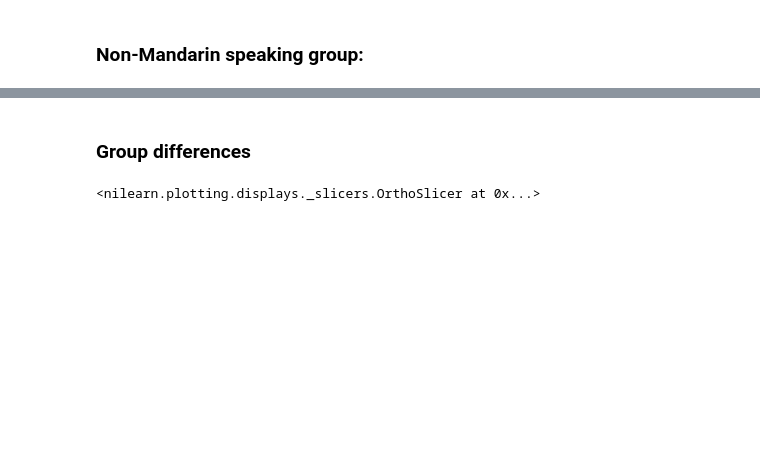
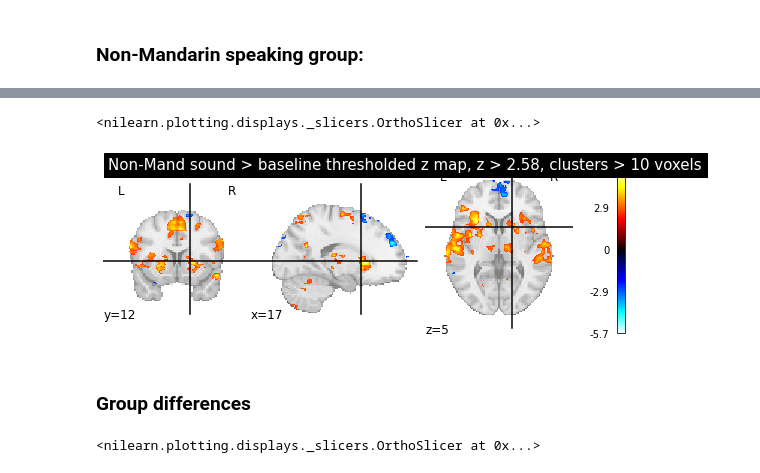
Before and after one commit to sitek/auditory_category_learning, a Jupyter notebook: univariate/group_level_WIP.ipynb, the cells around one changed output, grey strips where cells are left out. Drawn from its saved outputs; the diff is of its cells as text; code cells hidden in the pictures; blank space fills up the shorter version.

```diff
--- a/univariate/group_level_WIP.ipynb
+++ b/univariate/group_level_WIP.ipynb
@@ -171,2 +189,24 @@ plotting.plot_stat_map(
+# %%
+second_level_model = SecondLevelModel().fit(l1_fnames_groupdiff, design_matrix=design_mat_groupdiff)
+
+#z_map = second_level_model.compute_contrast(second_level_contrast='group', output_type='z_score')
+z_map = second_level_model.compute_contrast(second_level_contrast=[0, 1], output_type='z_score')
+# %%
+from nilearn.image import threshold_img
+threshold = 2.58
+cthresh=10
+thresholded_map = threshold_img(
+    z_map,
+    threshold=threshold,
+    cluster_threshold=cthresh,
+    two_sided=True,
+)
+
+plotting.plot_stat_map(
+    thresholded_map, cut_coords=[17,12,5],
+    title='Non-Mand %s > baseline thresholded z map, z > %.02f, clusters > %d voxels'%(contrast_label, threshold, cthresh))
+# %% [output]
+<nilearn.plotting.displays._slicers.OrthoSlicer at 0x...>
+[figure, added]
 # %% [markdown]
 ### Group differences
```
Also changed, not shown: parts of 29 cells of this notebook.
